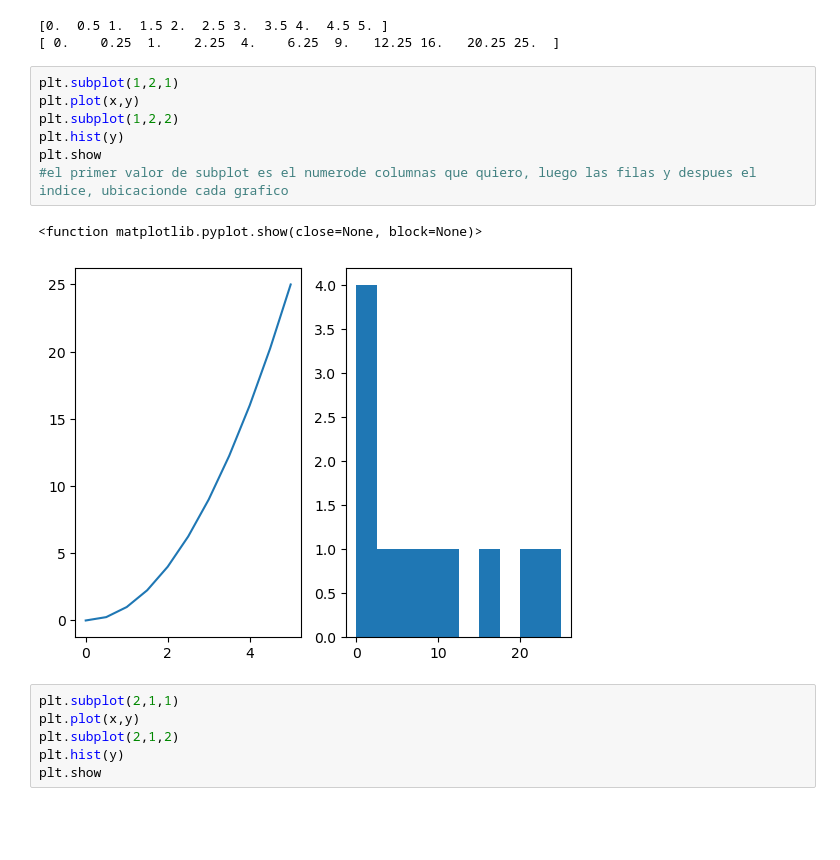
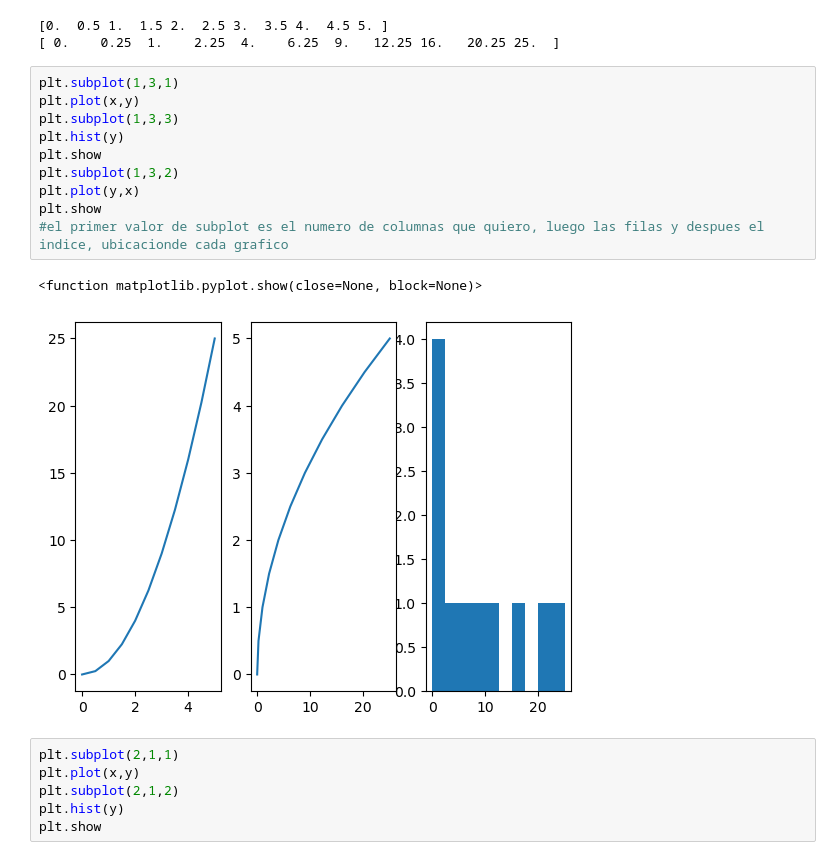
Before and after one commit to dparedes616/python_Matplotlib_Seaborn, a Jupyter notebook: suplot.ipynb, the cells around one changed output. Saved outputs shown, nothing was run; the diff lists cells and outputs as text; blank space fills up the shorter version.

```diff
--- a/suplot.ipynb
+++ b/suplot.ipynb
@@ -11,15 +11,18 @@ print(y)
 [0.  0.5 1.  1.5 2.  2.5 3.  3.5 4.  4.5 5. ]
 [ 0.    0.25  1.    2.25  4.    6.25  9.   12.25 16.   20.25 25.  ]
 # %%
-plt.subplot(1,2,1)
+plt.subplot(1,3,1)
 plt.plot(x,y)
-plt.subplot(1,2,2)
+plt.subplot(1,3,3)
 plt.hist(y)
 plt.show
-#el primer valor de subplot es el numerode columnas que quiero, luego las filas y despues el indice, ubicacionde cada grafico
+plt.subplot(1,3,2)
+plt.plot(y,x)
+plt.show
+#el primer valor de subplot es el numero de columnas que quiero, luego las filas y despues el indice, ubicacionde cada grafico
 # %% [output]
 <function matplotlib.pyplot.show(close=None, block=None)>
-[figure, old version]
+[figure, new version]
 # %%
 plt.subplot(2,1,1)
 plt.plot(x,y)
```
Also changed, not shown: 1 other file.
